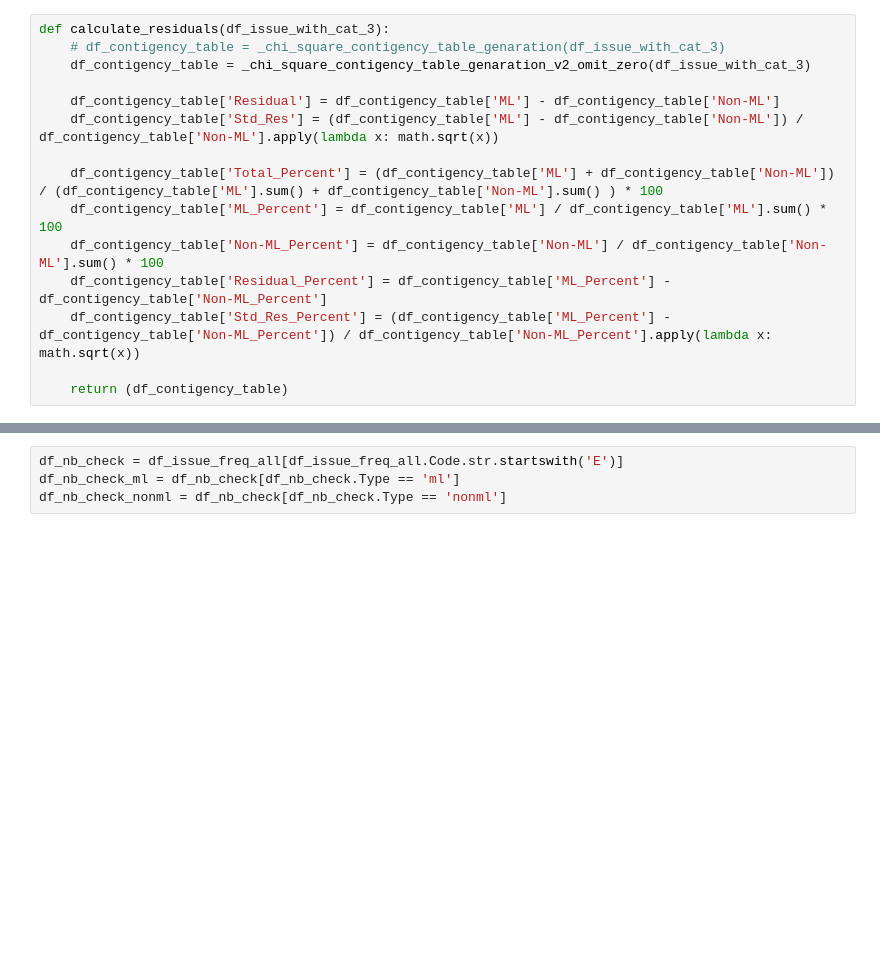
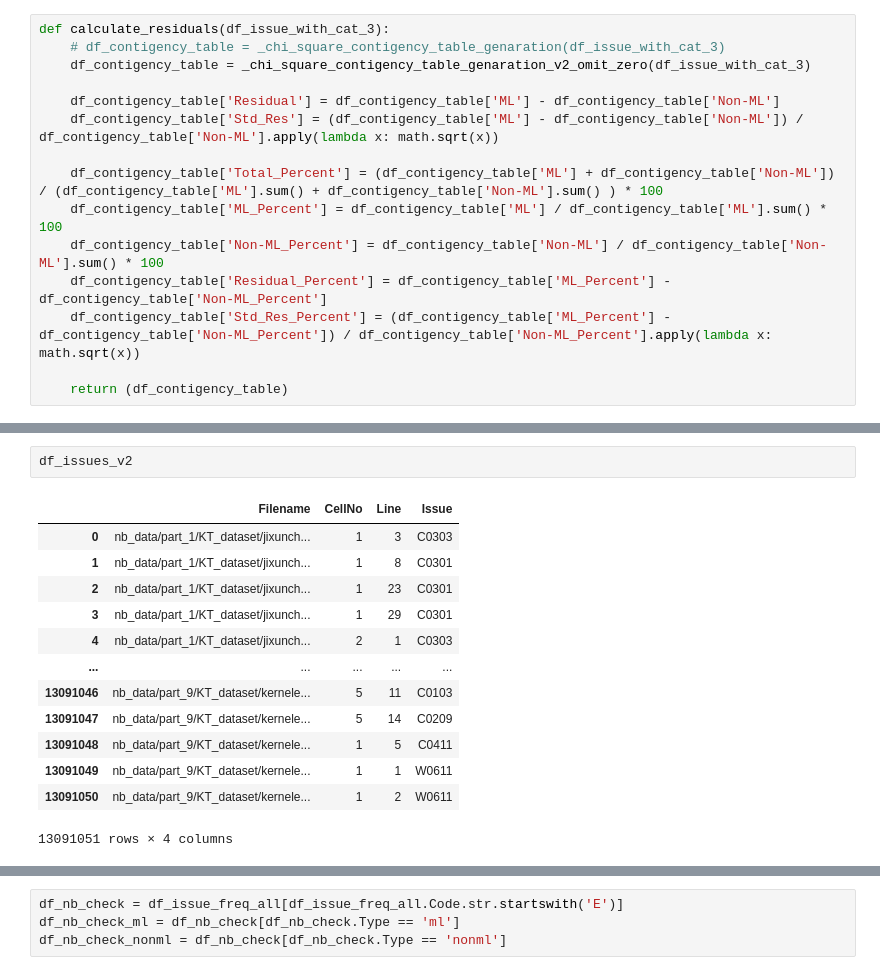
Before and after one commit to saeedsiddik/NBCSI_ForConf, a Jupyter notebook: EMSE_Conf_NB_Code_Style_Analysis.ipynb, the cells around one changed output, grey strips where cells are left out. Saved outputs shown, nothing was run; the diff lists cells and outputs as text; blank space fills up the shorter version.

```diff
--- a/EMSE_Conf_NB_Code_Style_Analysis.ipynb
+++ b/EMSE_Conf_NB_Code_Style_Analysis.ipynb
@@ -477,0 +532,16 @@ def calculate_residuals(df_issue_with_cat_3):
+# %%
+df_issues_v2
+# %% [output]
+|  | Filename | CellNo | Line | Issue |
+| 0 | nb_data/part_1/KT_dataset/jixunch... | 1 | 3 | C0303 |
+| 1 | nb_data/part_1/KT_dataset/jixunch... | 1 | 8 | C0301 |
+| 2 | nb_data/part_1/KT_dataset/jixunch... | 1 | 23 | C0301 |
+| 3 | nb_data/part_1/KT_dataset/jixunch... | 1 | 29 | C0301 |
+| 4 | nb_data/part_1/KT_dataset/jixunch... | 2 | 1 | C0303 |
+| ... | ... | ... | ... | ... |
+| 13091046 | nb_data/part_9/KT_dataset/kernele... | 5 | 11 | C0103 |
+| 13091047 | nb_data/part_9/KT_dataset/kernele... | 5 | 14 | C0209 |
+| 13091048 | nb_data/part_9/KT_dataset/kernele... | 1 | 5 | C0411 |
+| 13091049 | nb_data/part_9/KT_dataset/kernele... | 1 | 1 | W0611 |
+| 13091050 | nb_data/part_9/KT_dataset/kernele... | 1 | 2 | W0611 |
+13091051 rows × 4 columns
```
Also changed, not shown: parts of 8 cells of this notebook.
